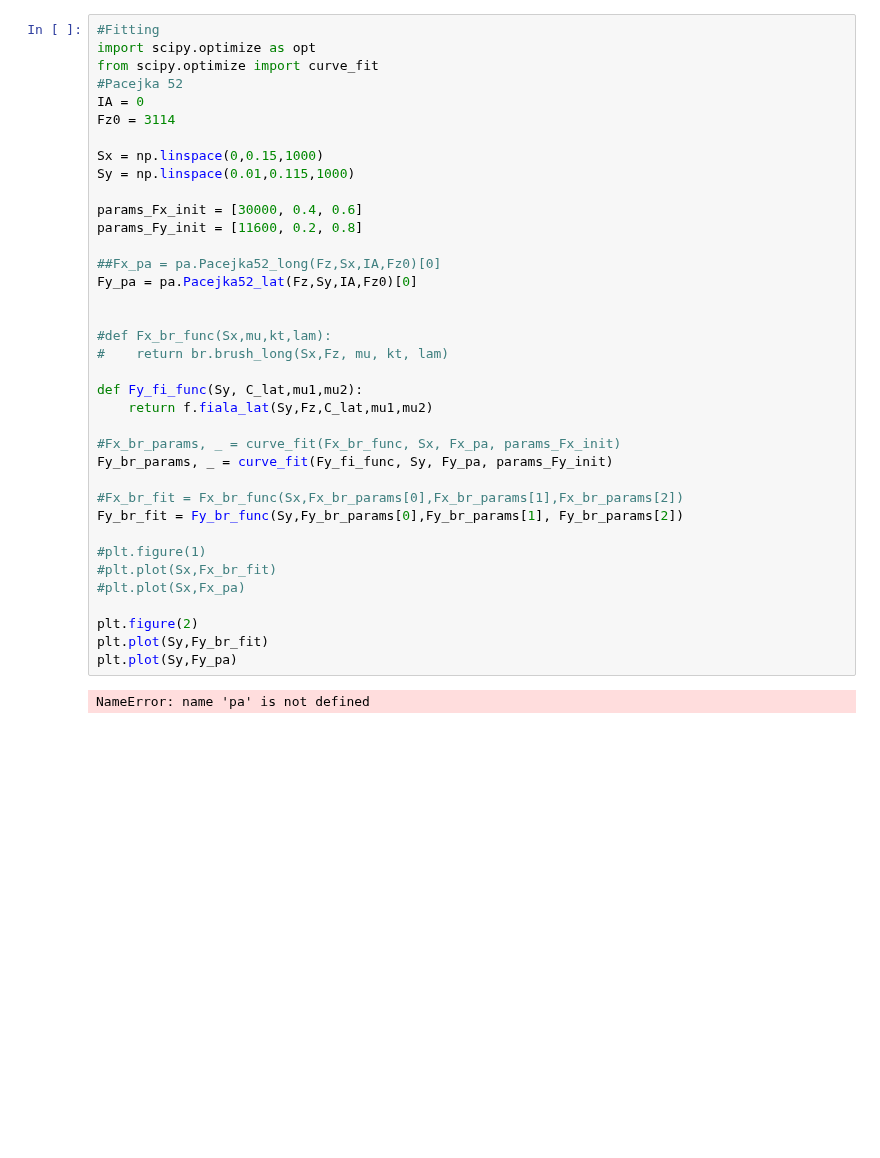
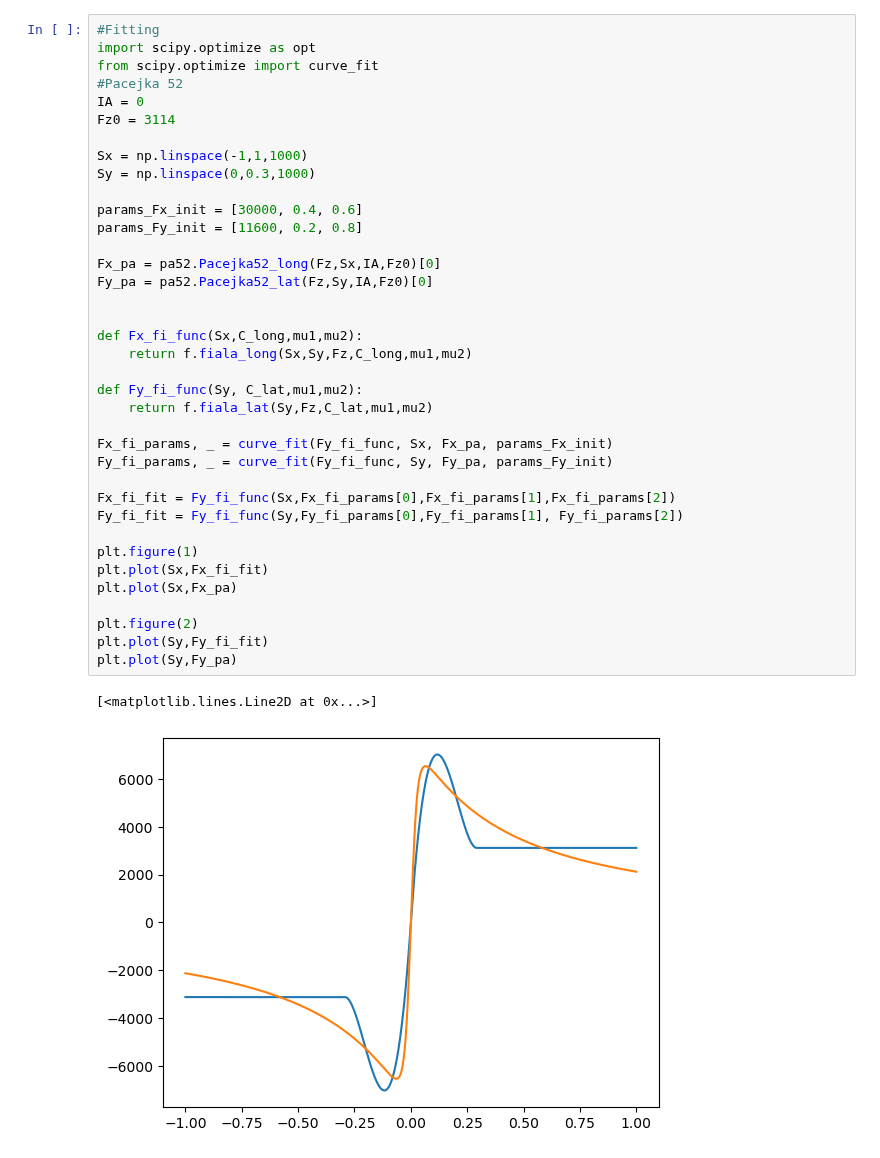
Before and after one commit to BenediktRuhland/SA-Tire-model, a Jupyter notebook: model/fiala_fit.ipynb, the cells around one changed output. Drawn from its saved outputs; the diff is of its cells as text; blank space fills up the shorter version.

```diff
--- a/model/fiala_fit.ipynb
+++ b/model/fiala_fit.ipynb
@@ -32,39 +34,40 @@ TypeError: fiala_long() missing 1 required positional argument: 'mu2'
 # %%
 #Fitting
 import scipy.optimize as opt
 from scipy.optimize import curve_fit
 #Pacejka 52
 IA = 0
 Fz0 = 3114
 
-Sx = np.linspace(0,0.15,1000)
-Sy = np.linspace(0.01,0.115,1000)
+Sx = np.linspace(-1,1,1000)
+Sy = np.linspace(0,0.3,1000)
 
 params_Fx_init = [30000, 0.4, 0.6]
 params_Fy_init = [11600, 0.2, 0.8]
 
-##Fx_pa = pa.Pacejka52_long(Fz,Sx,IA,Fz0)[0]
-Fy_pa = pa.Pacejka52_lat(Fz,Sy,IA,Fz0)[0]
+Fx_pa = pa52.Pacejka52_long(Fz,Sx,IA,Fz0)[0]
+Fy_pa = pa52.Pacejka52_lat(Fz,Sy,IA,Fz0)[0]
 
 
-#def Fx_br_func(Sx,mu,kt,lam):
-#    return br.brush_long(Sx,Fz, mu, kt, lam)
+def Fx_fi_func(Sx,C_long,mu1,mu2):
+    return f.fiala_long(Sx,Sy,Fz,C_long,mu1,mu2)
 
 def Fy_fi_func(Sy, C_lat,mu1,mu2):
     return f.fiala_lat(Sy,Fz,C_lat,mu1,mu2)
 
-#Fx_br_params, _ = curve_fit(Fx_br_func, Sx, Fx_pa, params_Fx_init)
-Fy_br_params, _ = curve_fit(Fy_fi_func, Sy, Fy_pa, params_Fy_init)
+Fx_fi_params, _ = curve_fit(Fy_fi_func, Sx, Fx_pa, params_Fx_init)
+Fy_fi_params, _ = curve_fit(Fy_fi_func, Sy, Fy_pa, params_Fy_init)
 
-#Fx_br_fit = Fx_br_func(Sx,Fx_br_params[0],Fx_br_params[1],Fx_br_params[2])
-Fy_br_fit = Fy_br_func(Sy,Fy_br_params[0],Fy_br_params[1], Fy_br_params[2])
+Fx_fi_fit = Fy_fi_func(Sx,Fx_fi_params[0],Fx_fi_params[1],Fx_fi_params[2])
+Fy_fi_fit = Fy_fi_func(Sy,Fy_fi_params[0],Fy_fi_params[1], Fy_fi_params[2])
 
-#plt.figure(1)
-#plt.plot(Sx,Fx_br_fit)
-#plt.plot(Sx,Fx_pa)
+plt.figure(1)
+plt.plot(Sx,Fx_fi_fit)
+plt.plot(Sx,Fx_pa)
 
 plt.figure(2)
-plt.plot(Sy,Fy_br_fit)
+plt.plot(Sy,Fy_fi_fit)
 plt.plot(Sy,Fy_pa)
 # %% [output]
-NameError: name 'pa' is not defined
+[<matplotlib.lines.Line2D at 0x...>]
+[figure, added]
```
Also changed, not shown: parts of 4 cells of this notebook.
